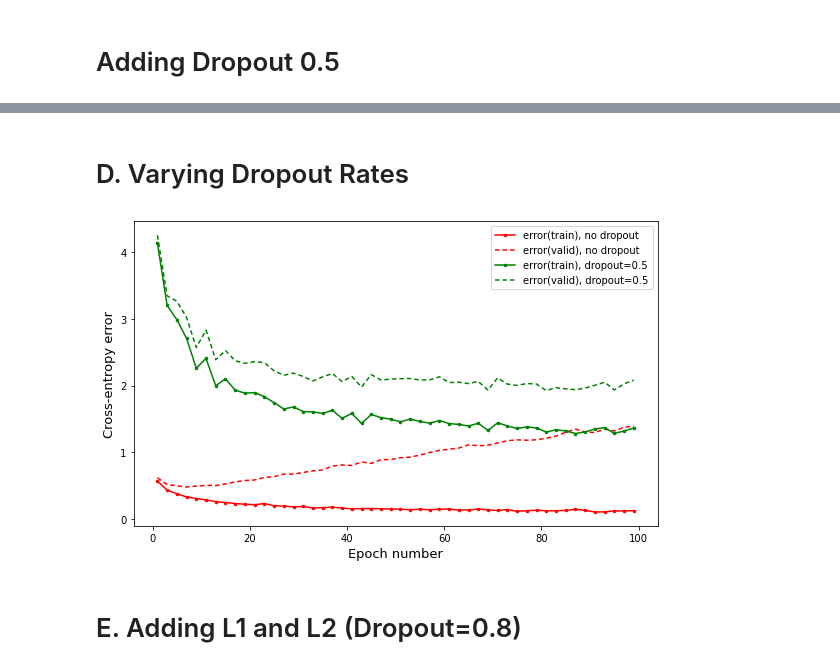
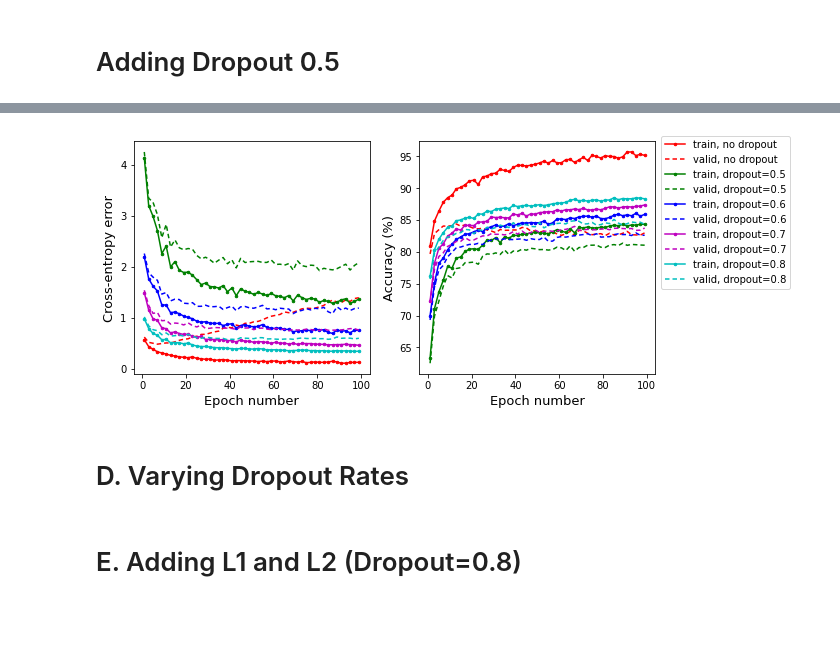
Before and after one commit to falloncandra/mlpractical, a Jupyter notebook: notebooks/Plot Generator.ipynb, the cells around one changed output, grey strips where cells are left out. Drawn from its saved outputs; the diff is of its cells as text; code cells hidden in the pictures; blank space fills up the shorter version.

```diff
--- a/notebooks/Plot Generator.ipynb
+++ b/notebooks/Plot Generator.ipynb
@@ -103,3 +192,7 @@ plot_combined(eval_list, interval=2, file_name='../images/T2.Adding-Dropout-0.5.
+# %%
+plot_combined_2(eval_list, interval=2, file_name='../images/T2.Adding-Dropout-0.5-err-acc.pdf')
+# %% [output]
+[figure, added]
 # %% [markdown]
 # D. Varying Dropout Rates
 # %%
@@ -117,7 +210,5 @@ for info, eval_path in inputs:
 # %%
-plot_combined(eval_list, interval=2, file_name='../images/T2-dropout-rates-0.5-0.6-0.7-0.8.pdf')
+# plot_combined(eval_list, interval=2, file_name='../images/T2-dropout-rates-0.5-0.6-0.7-0.8.pdf')
-# %% [output]
-[figure, removed]
 # %% [markdown]
 # E. Adding L1 and L2 (Dropout=0.8)
 # %%
```
Also changed, not shown: parts of 14 cells of this notebook.
